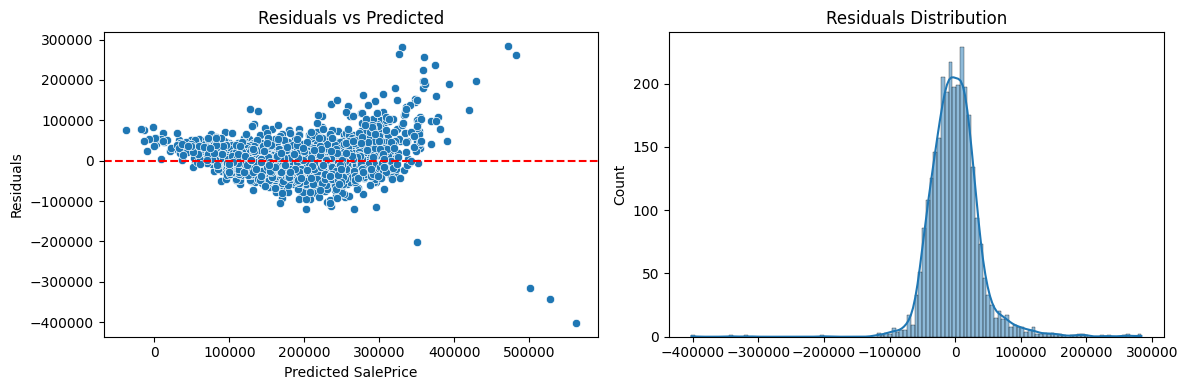
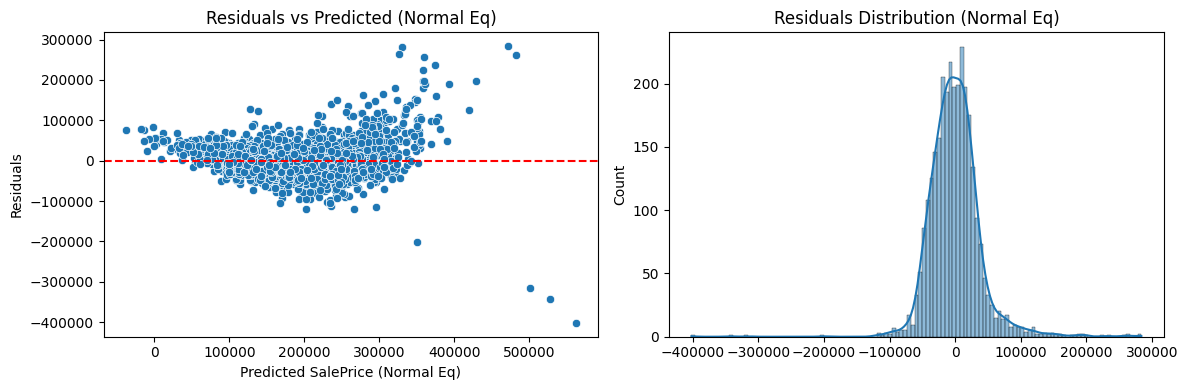
Code edit (unified diff) that turned the first committed figure into the second:
--- before
+++ after
@@ -1,2 +1,6 @@
+# sklearn imports for comparison
+from sklearn.linear_model import LinearRegression
+from sklearn.metrics import r2_score, mean_squared_error, mean_absolute_error
+
 # Load or use existing modeling dataframe
 if 'model_df' not in globals():
@@ -8,6 +12,6 @@
         raise NameError("'model_df' not defined and 'data/AmesHousing_model.csv' not found. Run the modeling cell or create the CSV first.")
 
-# Features and target (assumes modeling CSV uses the canonical names)
-features = [c for c in model_df.columns if c != 'SalePrice']
+# Features and target
+features = ['Gr Liv Area', 'Overall Qual', 'Year Built']
 target = 'SalePrice'
 
@@ -29,26 +33,69 @@
     print(f'  {name}: {val:.6f}')
 
-# Make predictions and compute residuals
+# Make predictions and compute residuals (Normal Equation)
 y_pred = X_design @ theta
 residuals = (y - y_pred).flatten()
 
-# Error metrics
+# Error metrics (Normal Equation)
+ss_res = np.sum(residuals**2)
+ss_tot = np.sum((y - y.mean())**2)
+r2 = 1 - ss_res/ss_tot
 mse = np.mean(residuals**2)
 rmse = np.sqrt(mse)
 mae = np.mean(np.abs(residuals))
-print('\nError metrics:')
+print('\nNormal Equation error metrics:')
 print(f'  MSE: {mse:.4f}')
 print(f'  RMSE: {rmse:.4f}')
 print(f'  MAE: {mae:.4f}')
+print(f'  R^2: {r2:.4f}')
 
-# Plot residual diagnostics
+# sklearn LinearRegression comparison
+lr = LinearRegression(fit_intercept=True)
+lr.fit(X, y.ravel())
+y_pred_sk = lr.predict(X).reshape(-1,1)
+
+# sklearn coefficients (note sklearn stores coef_ for features only)
+print('\nscikit-learn LinearRegression coefficients:')
+print(f'  Intercept: {lr.intercept_:.6f}')
+for name, val in zip(features, lr.coef_.flatten()):
+    print(f'  {name}: {val:.6f}')
+
+# sklearn metrics
+mse_sk = mean_squared_error(y, y_pred_sk)
+rmse_sk = np.sqrt(mse_sk)
+mae_sk = mean_absolute_error(y, y_pred_sk)
+r2_sk = r2_score(y, y_pred_sk)
+print('\nscikit-learn error metrics:')
+print(f'  MSE: {mse_sk:.4f}')
+print(f'  RMSE: {rmse_sk:.4f}')
+print(f'  MAE: {mae_sk:.4f}')
+print(f'  R^2: {r2_sk:.4f}')
+
+# Compare coefficients side-by-side
+print('\nCoefficient comparison (Normal Eq. vs sklearn):')
+print(f"  Intercept: {theta.flatten()[0]:.6f}  vs  {lr.intercept_:.6f}")
+for i, name in enumerate(features):
+    print(f"  {name}: {theta.flatten()[i+1]:.6f}  vs  {lr.coef_.flatten()[i]:.6f}")
+
+# Build results DataFrame and save predictions
+results = model_df.reset_index(drop=True).copy()
+results['Pred_NormalEq'] = y_pred.flatten()
+results['Pred_sklearn'] = y_pred_sk.flatten()
+results['Residual_NormalEq'] = residuals
+# Save to CSV
+predict_path = Path.cwd().parent / 'data' / 'AmesHousing_predictions.csv'
+predict_path.parent.mkdir(parents=True, exist_ok=True)
+results.to_csv(predict_path, index=False)
+print(f"Saved predictions to: {predict_path}")
+
+# Plot residual diagnostics for Normal Equation
 fig, axes = plt.subplots(1, 2, figsize=(12,4))
 sns.scatterplot(x=y_pred.flatten(), y=residuals, ax=axes[0])
 axes[0].axhline(0, color='red', linestyle='--')
-axes[0].set_xlabel('Predicted SalePrice')
+axes[0].set_xlabel('Predicted SalePrice (Normal Eq)')
 axes[0].set_ylabel('Residuals')
-axes[0].set_title('Residuals vs Predicted')
+axes[0].set_title('Residuals vs Predicted (Normal Eq)')
 sns.histplot(residuals, kde=True, ax=axes[1])
-axes[1].set_title('Residuals Distribution')
+axes[1].set_title('Residuals Distribution (Normal Eq)')
 plt.tight_layout()
 plt.show()

Commit: save prediction output, add r^2 and compare with sklearn